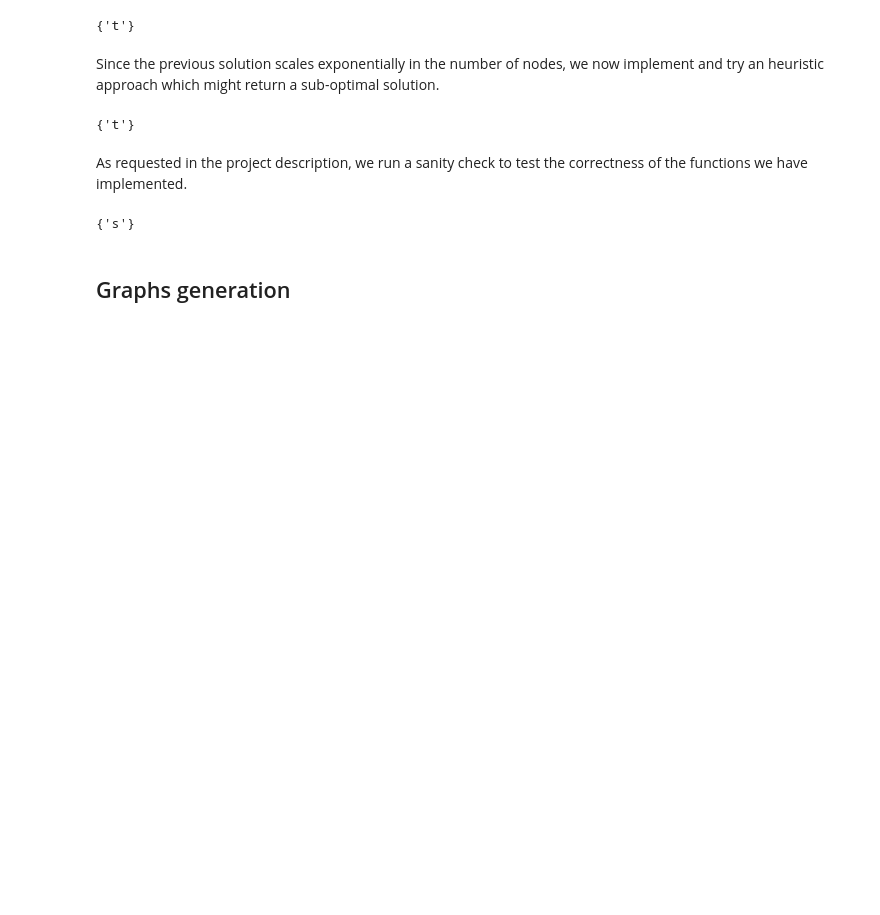
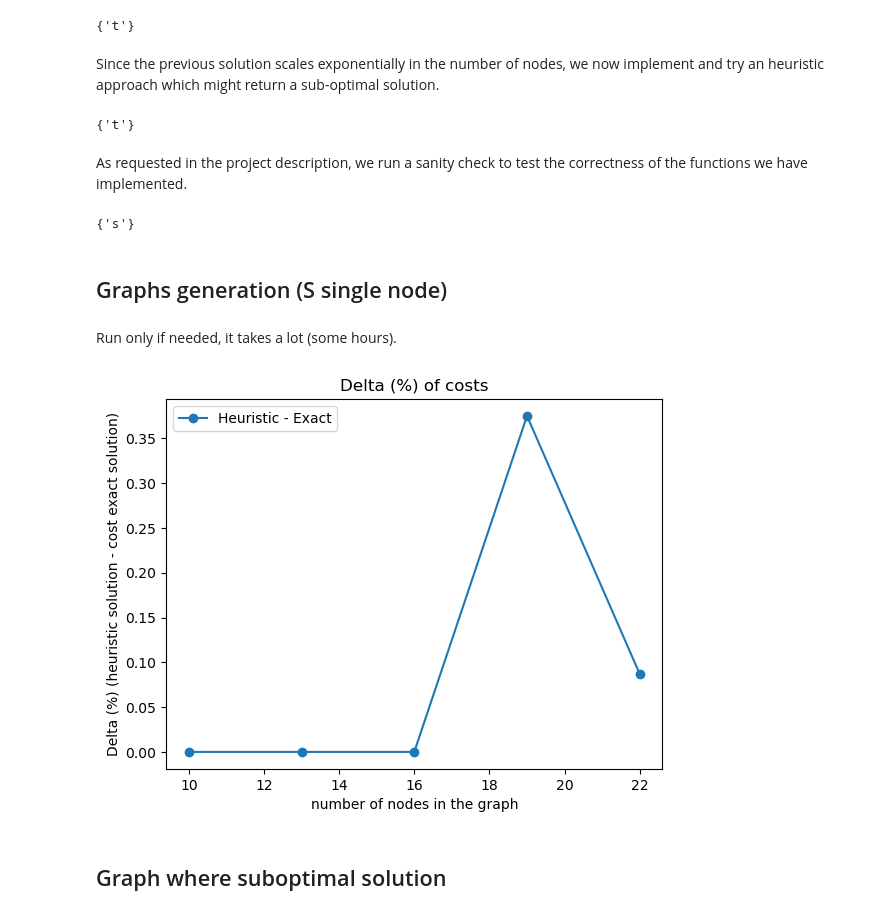
Before and after one commit to FedericoDiGennaro/Causal-Inference-Project, a Jupyter notebook: Task2.ipynb, the cells around one changed output. Drawn from its saved outputs; the diff is of its cells as text; code cells hidden in the pictures; blank space fills up the shorter version.

Commit message:
plot for comparison

```diff
--- a/Task2.ipynb
+++ b/Task2.ipynb
@@ -88,15 +88,19 @@ HHull(G_d_test,G_b, {'s'})
 # %% [output]
 {'s'}
 # %% [markdown]
-## Graphs generation
+## Graphs generation (S single node)
+# %% [markdown]
+Run only if needed, it takes a lot (some hours).
 # %%
 np.random.seed(42)
 
-n_s = np.arange(10,40,3)
+n_s = np.arange(10,25,3)
 
-print(n_s)
+print('#nodes in analysis: ', n_s)
 
 min_cost_time, heuristic_time = [], []
+
+cost_exact_sol, cost_heuristic_sol = [], []
 
 p_directed, p_bidirected = 0.35, 0.25
 
@@ -104,6 +108,7 @@ for n in n_s:
 
     # We create a costs dictionary
     costs = {num:np.random.randint(1,5) for num in range(n)}
+    print('DICTIONARY OF COSTS', costs)
 
     # We create the graphs
     G_n_directed = nx.DiGraph()
@@ -124,25 +129,51 @@ for n in n_s:
                     G_n_bidirected.add_edge(node1,node2)
 
     # We select S
-    S = set([np.random.randint(n)])
-
+    S = set(np.random.choice(range(n), size=1, replace=False))
+    print('The set S is: ', S)
 
     # We save running time of both algos (min cost intervention algorithm)
     start = time.time()
-    min_cost_sol = MinCostIntervention( S, G_n_directed, G_n_bidirected, costs)
+    min_cost_sol = GeneralMinCostInterventionRiccardo( S, G_n_directed, G_n_bidirected, costs)
     end = time.time()
     min_cost_time.append(end - start)
+    cost_e = 0
+    for elem in min_cost_sol:
+        cost_e += costs[elem]
+    print('Cost of exact solution', cost_e)
+    cost_exact_sol.append(cost_e)
 
     # We save running time of both algos (heuristic algorithm)
     start = time.time()
     min_cost_sol_heuristic = heuristic_algorithm(G_n_directed, G_n_bidirected, S, costs)
     end = time.time()
     heuristic_time.append(end - start)
+    cost_h = 0
+    for elem in min_cost_sol_heuristic:
+        cost_h += costs[elem]
+    print('Cost of heuristic solution', cost_h)
+    cost_heuristic_sol.append(cost_h)
 
+    print(min_cost_sol, min_cost_sol_heuristic)
     print('Iteration')
-    print(min_cost_sol, min_cost_sol_heuristic)
-
 
 plt.plot(n_s, min_cost_time, '-o', label = 'MinCostIntervention')
 plt.plot(n_s, heuristic_time, '-o', label='Heuristic Algorithm')
+plt.title('Comparison of running times')
+plt.xlabel('number of nodes in the graph')
+plt.ylabel('seconds of run')
 plt.legend()
+plt.show()
+# %%
+cost_diff = [(heuristic_cost - exact_cost)/exact_cost for heuristic_cost, exact_cost in zip(cost_heuristic_sol, cost_exact_sol)]
+plt.plot(n_s, cost_diff, '-o', label = 'Heuristic - Exact')
+plt.title('Delta (%) of costs')
+plt.xlabel('number of nodes in the graph')
+plt.ylabel('Delta (%) (heuristic solution - cost exact solution)')
+plt.legend()
+plt.savefig('costs.png')
+plt.show()
+# %% [output]
+[figure, added]
+# %% [markdown]
+## Graph where suboptimal solution
```
Also changed, not shown: parts of 2 cells of this notebook, 1 other file.
